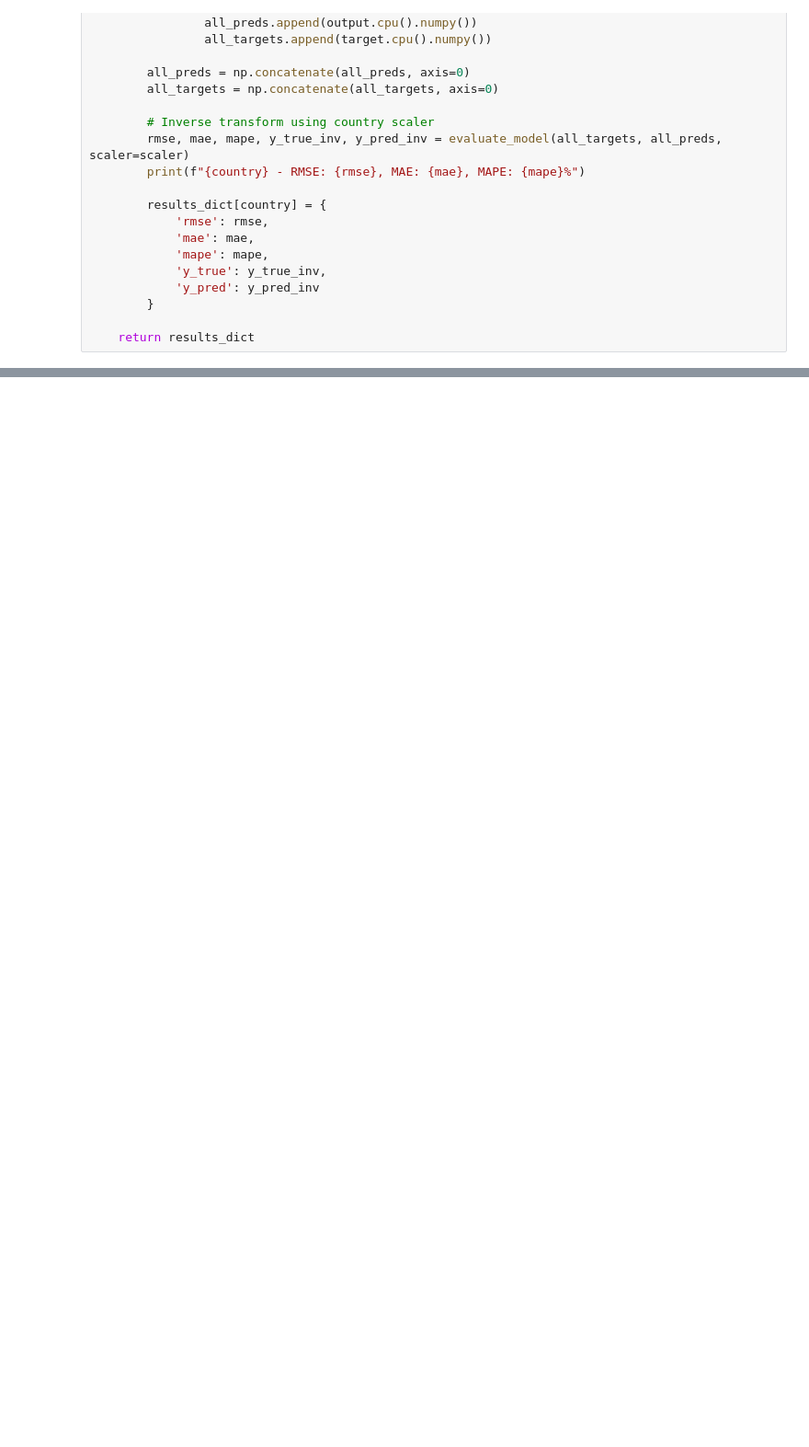
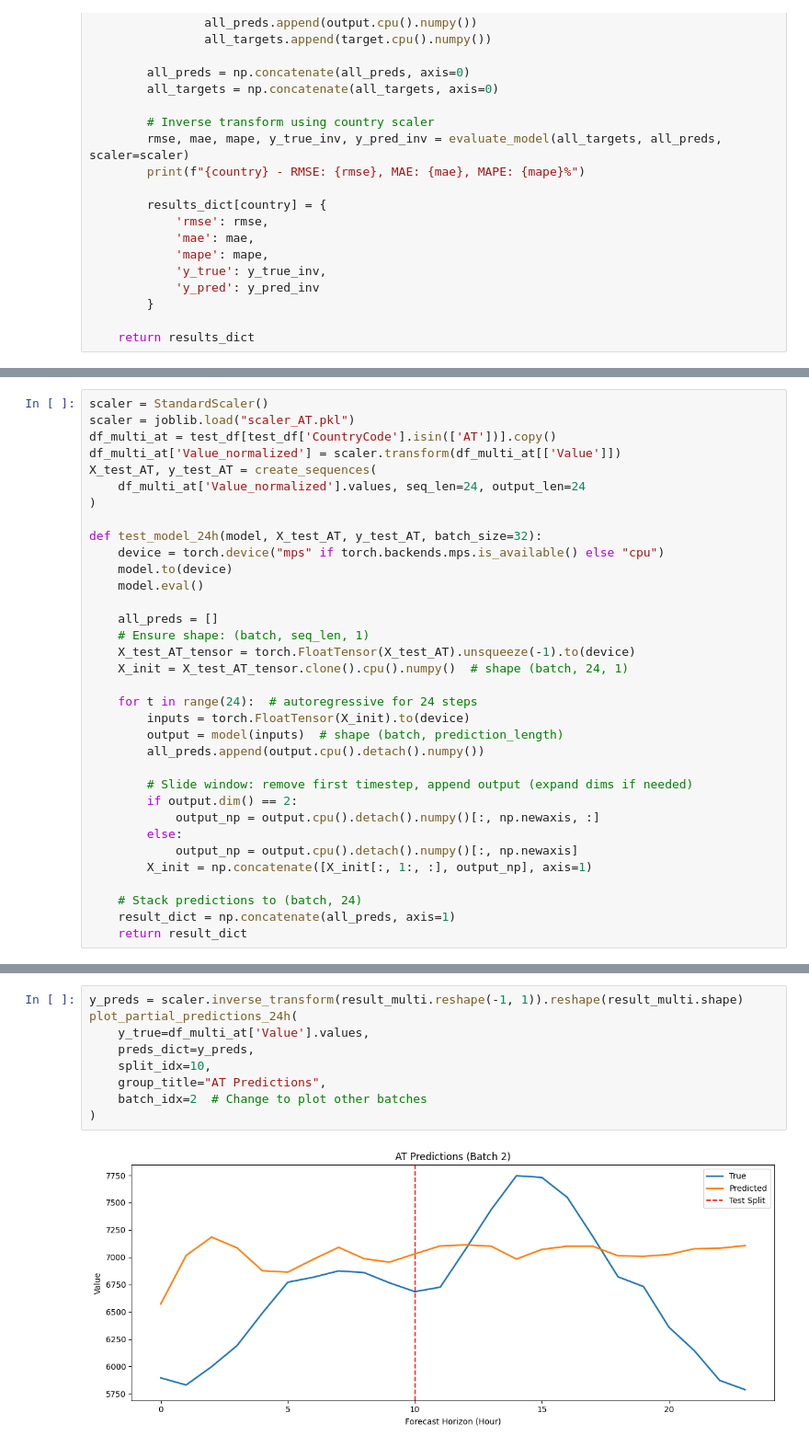
Before and after one commit to H1406/energy-forecasting, a Jupyter notebook: model_tft.ipynb, the cells around one changed output, grey strips where cells are left out. Shown at 92% size. Drawn from its saved outputs; the diff is of its cells as text; blank space fills up the shorter version.

```diff
--- a/model_tft.ipynb
+++ b/model_tft.ipynb
@@ -1036,0 +1686,34 @@ NameError: name 'test_model_per_country' is not defined
+# %%
+scaler = StandardScaler()
+scaler = joblib.load("scaler_AT.pkl")
+df_multi_at = test_df[test_df['CountryCode'].isin(['AT'])].copy()
+df_multi_at['Value_normalized'] = scaler.transform(df_multi_at[['Value']])
+X_test_AT, y_test_AT = create_sequences(
+    df_multi_at['Value_normalized'].values, seq_len=24, output_len=24
+)
+
+def test_model_24h(model, X_test_AT, y_test_AT, batch_size=32):
+    device = torch.device("mps" if torch.backends.mps.is_available() else "cpu")
+    model.to(device)
+    model.eval()
+
+    all_preds = []
+    # Ensure shape: (batch, seq_len, 1)
+    X_test_AT_tensor = torch.FloatTensor(X_test_AT).unsqueeze(-1).to(device)
+    X_init = X_test_AT_tensor.clone().cpu().numpy()  # shape (batch, 24, 1)
+
+    for t in range(24):  # autoregressive for 24 steps
+        inputs = torch.FloatTensor(X_init).to(device)
+        output = model(inputs)  # shape (batch, prediction_length)
+        all_preds.append(output.cpu().detach().numpy())
+
+        # Slide window: remove first timestep, append output (expand dims if needed)
+        if output.dim() == 2:
+            output_np = output.cpu().detach().numpy()[:, np.newaxis, :]
+        else:
+            output_np = output.cpu().detach().numpy()[:, np.newaxis]
+        X_init = np.concatenate([X_init[:, 1:, :], output_np], axis=1)
+
+    # Stack predictions to (batch, 24)
+    result_dict = np.concatenate(all_preds, axis=1)
+    return result_dict
@@ -1036,0 +1954,11 @@ NameError: name 'test_model_per_country' is not defined
+# %%
+y_preds = scaler.inverse_transform(result_multi.reshape(-1, 1)).reshape(result_multi.shape)
+plot_partial_predictions_24h(
+    y_true=df_multi_at['Value'].values,
+    preds_dict=y_preds,
+    split_idx=10,
+    group_title="AT Predictions",
+    batch_idx=2  # Change to plot other batches
+)
+# %% [output]
+[figure, added]
```
Also changed, not shown: parts of 22 cells of this notebook, 4 other files.
